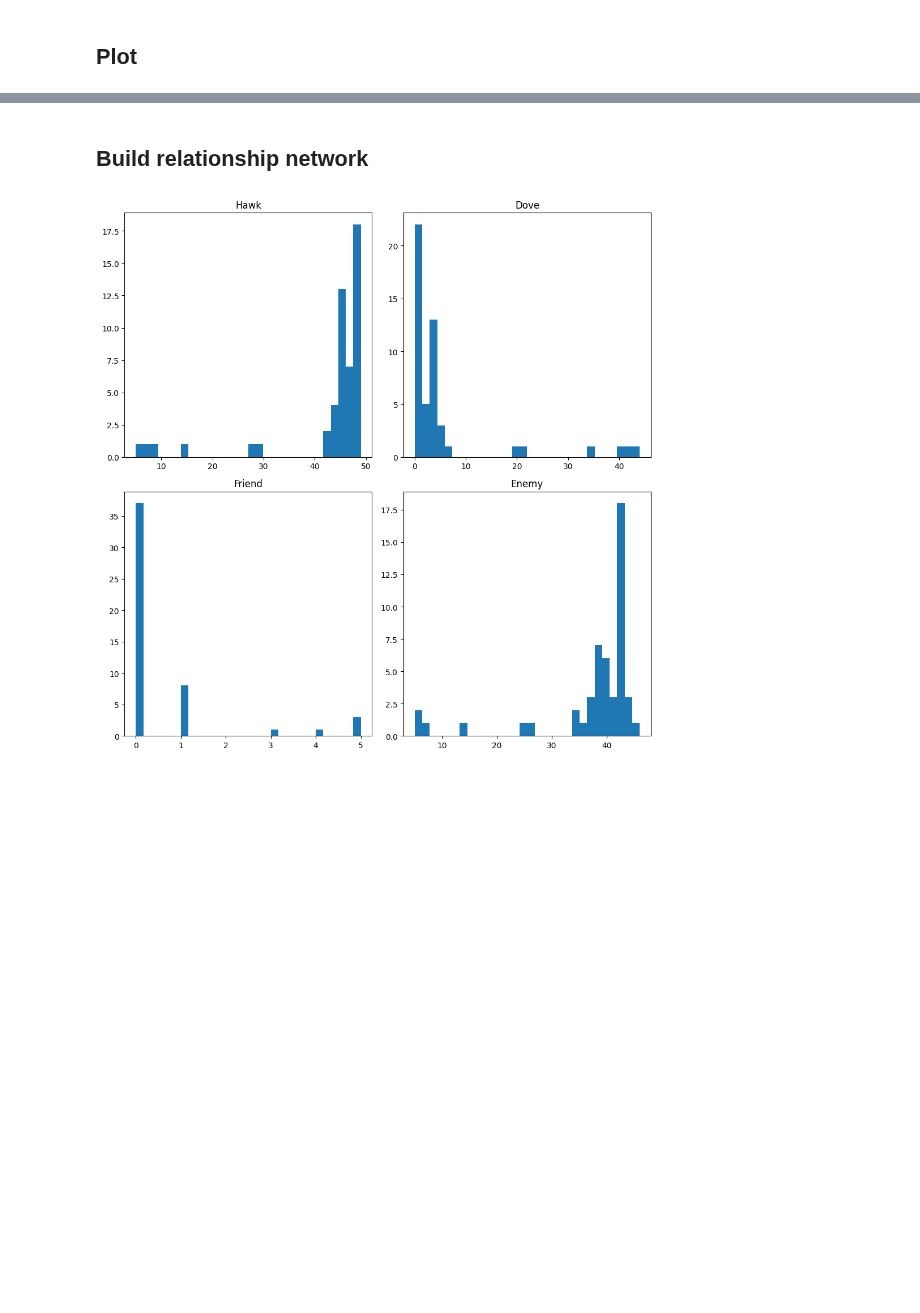
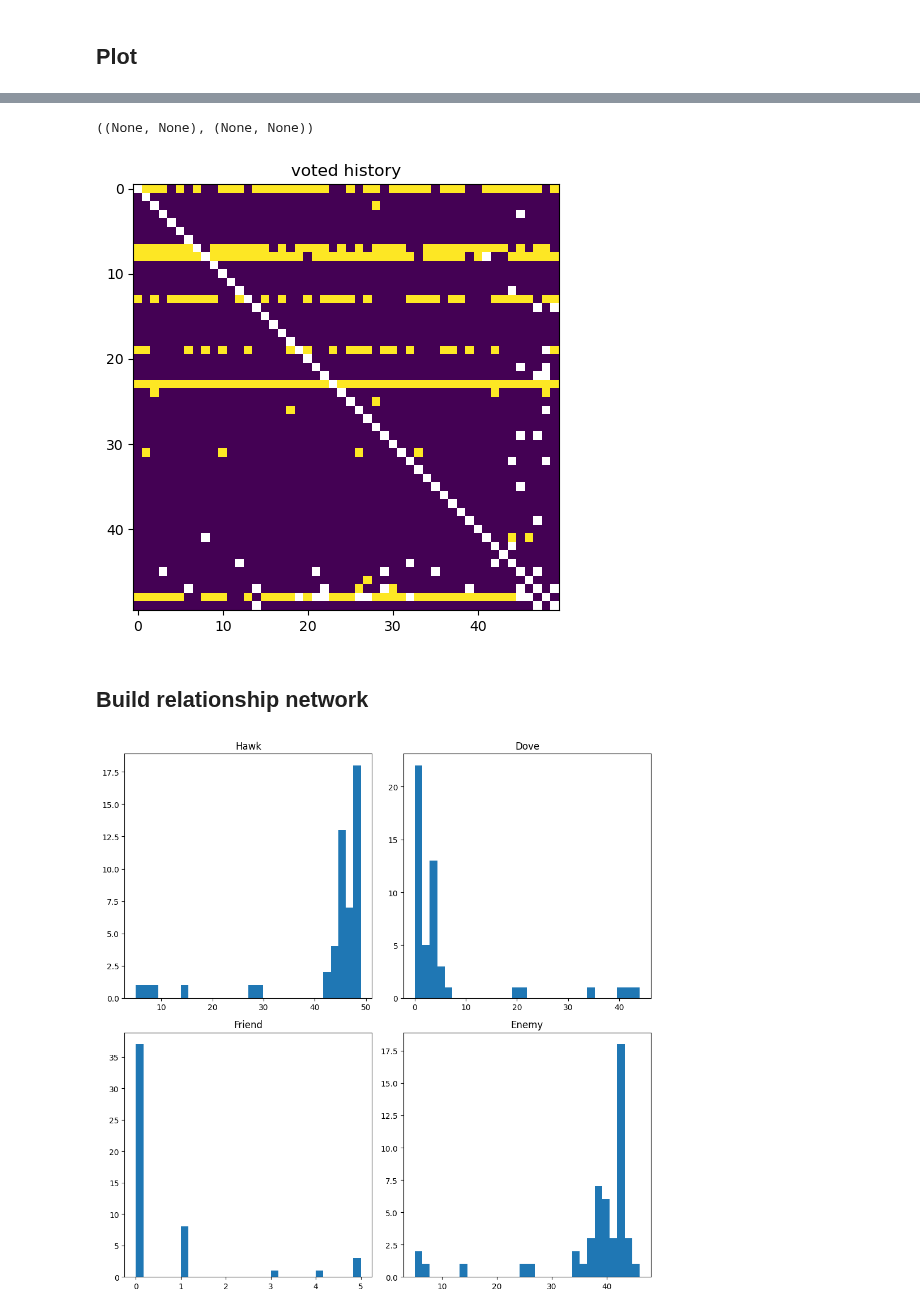
Before and after one commit to LEE-CHENYU/leviathan, a Jupyter notebook: notebooks/game_w_history.ipynb, the cells around one changed output, grey strips where cells are left out. Saved outputs shown, nothing was run; the diff lists cells and outputs as text; code cells hidden in the pictures; blank space fills up the shorter version.

Commit message:
two agent game

```diff
--- a/notebooks/game_w_history.ipynb
+++ b/notebooks/game_w_history.ipynb
@@ -114,3 +116,29 @@ plt.show()
+# %%
+p1 = game.current_members[-2]
+p2 = game.current_members[-7]
+
+game.history_by_player(p1, p2, 3, True, True)
+# %% [output]
+((None, None), (None, None))
+# %%
+shape = (game.current_member_num, game.current_member_num)
+voted_history = np.zeros(shape)
+
+for idx in np.ndindex(shape):
+    history = []
+    for key, rela in game.relationship_dict.items():
+        if key.startswith("history"):
+            history.append(rela[idx])
+    voted_history[idx] = game.majority_voting(history)
+
+fig, ax = plt.subplots(1, 1, figsize=(5, 5))
+im = ax.imshow(voted_history)
+ax.set_title("voted history")
+
+plt.tight_layout()
+plt.show()
+# %% [output]
+[figure, added]
 # %% [markdown]
 ## Build relationship network
 # %%
```
Also changed, not shown: parts of 6 cells of this notebook, 5 other files.
